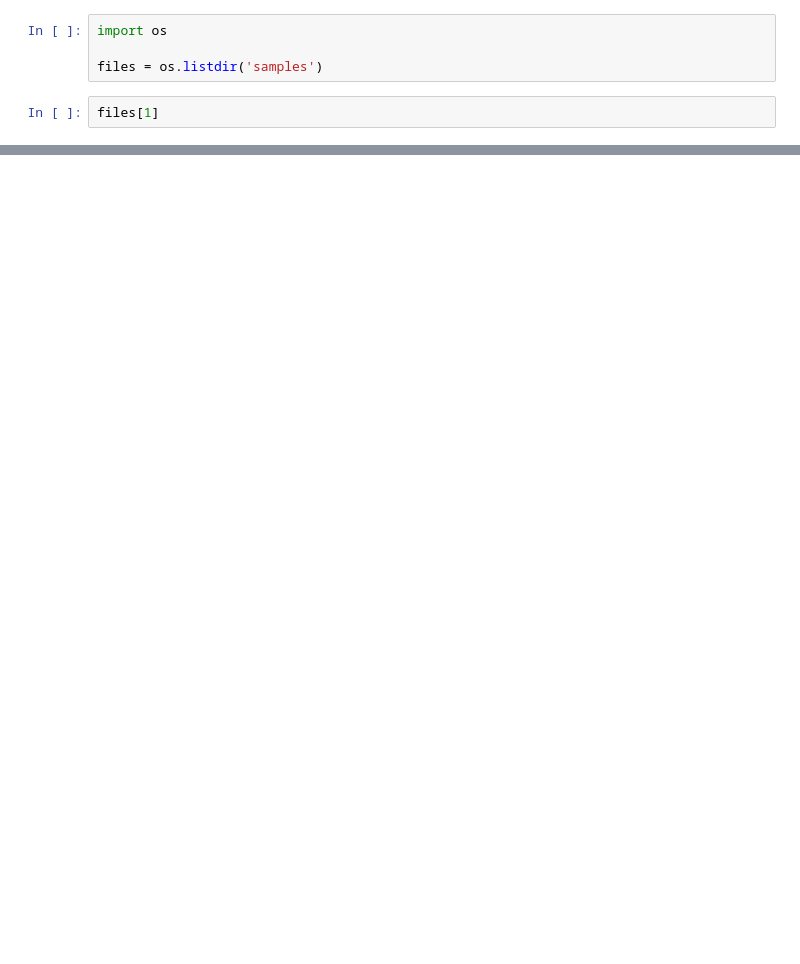
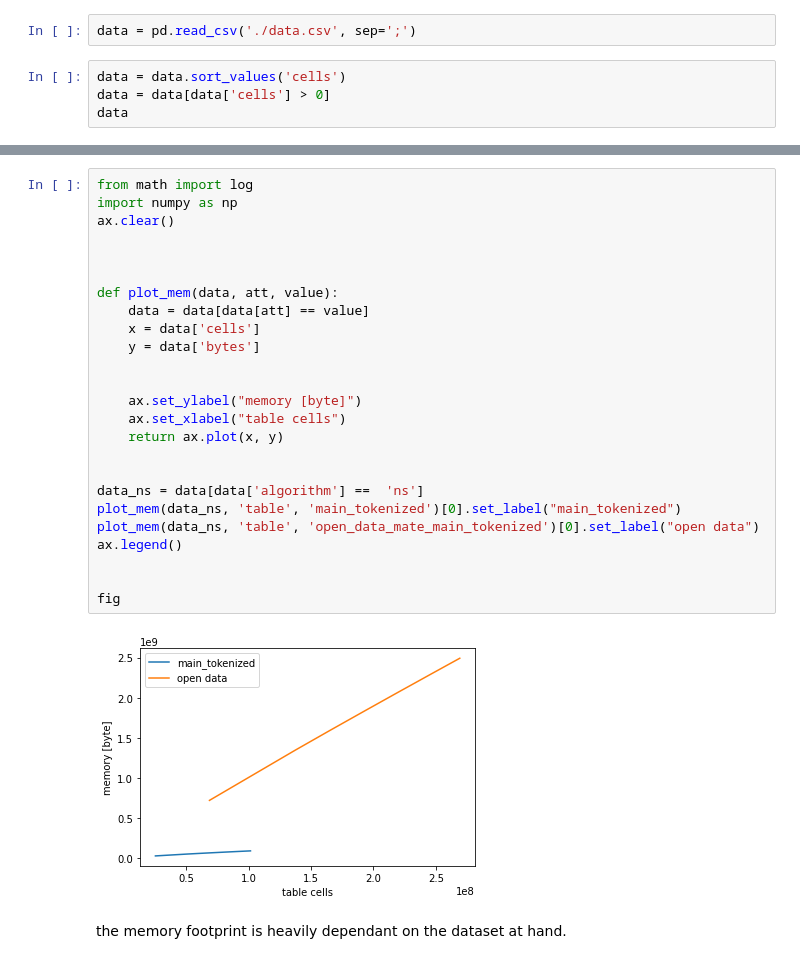
Before and after one commit to nilsmartel/bsc-ii-measure, a Jupyter notebook: render-graphs/testing.ipynb, the cells around one changed output, grey strips where cells are left out. Drawn from its saved outputs; the diff is of its cells as text; blank space fills up the shorter version.

```diff
--- a/render-graphs/testing.ipynb
+++ b/render-graphs/testing.ipynb
@@ -3,7 +4,7 @@ import pandas as pd
 # %%
-import os
-
-files = os.listdir('samples')
+data = pd.read_csv('./data.csv', sep=';')
 # %%
-files[1]
+data = data.sort_values('cells')
+data = data[data['cells'] > 0]
+data
 # %% [output]
@@ -14,0 +28,29 @@ AttributeError: module 'pandas' has no attribute 'load_csv'
+# %%
+from math import log
+import numpy as np
+ax.clear()
+
+
+
+def plot_mem(data, att, value):
+    data = data[data[att] == value]
+    x = data['cells']
+    y = data['bytes']
+
+
+    ax.set_ylabel("memory [byte]")
+    ax.set_xlabel("table cells")
+    return ax.plot(x, y)
+
+
+data_ns = data[data['algorithm'] ==  'ns']
+plot_mem(data_ns, 'table', 'main_tokenized')[0].set_label("main_tokenized")
+plot_mem(data_ns, 'table', 'open_data_mate_main_tokenized')[0].set_label("open data")
+ax.legend()
+
+
+fig
+# %% [output]
+[figure, added]
+# %% [markdown]
+the memory footprint is heavily dependant on the dataset at hand.
```
Also changed, not shown: parts of 10 cells of this notebook, 5 other files.
